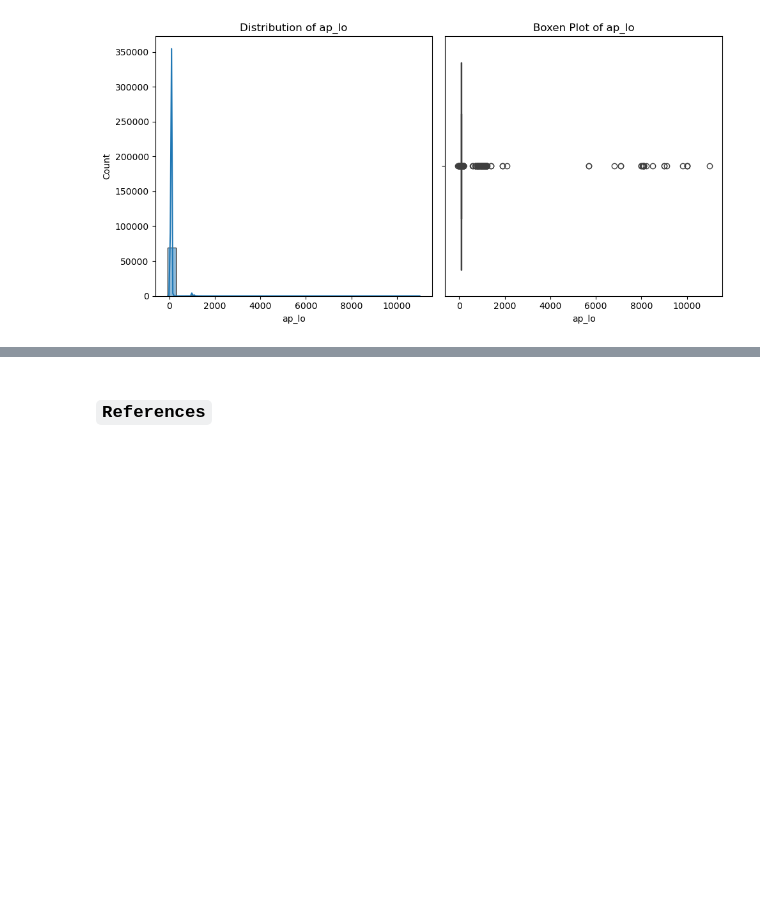
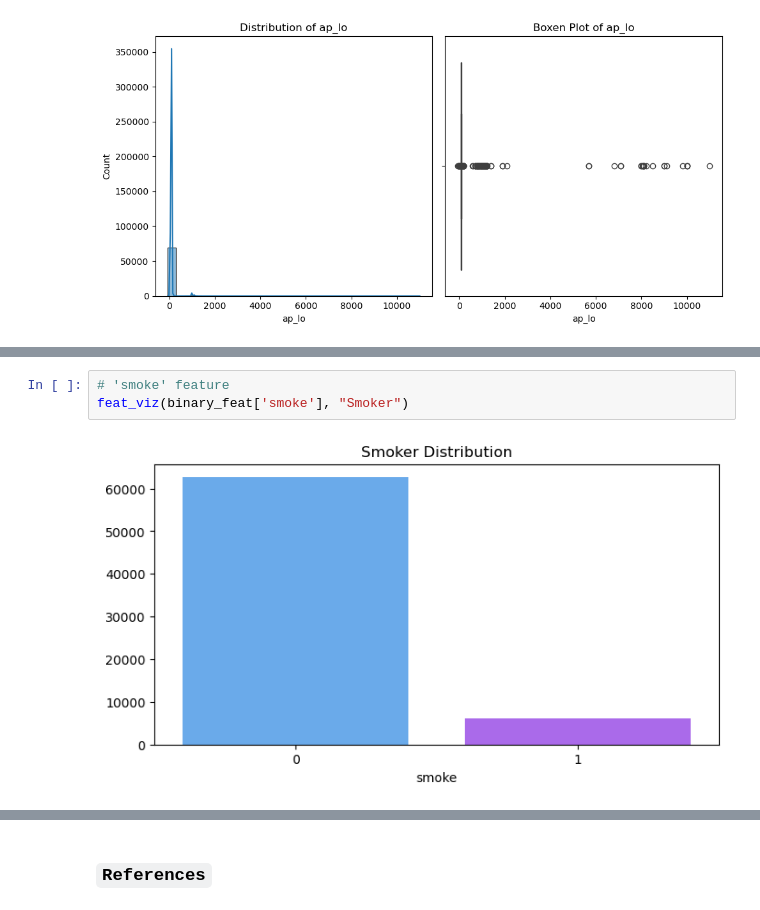
Before and after one commit to martin-m-kinoti/ML-CVDs, a Jupyter notebook: notebook.ipynb, the cells around one changed output, grey strips where cells are left out. Cells and saved outputs as stored; diff of their text form; blank space fills up the shorter version.

```diff
--- a/notebook.ipynb
+++ b/notebook.ipynb
@@ -205,0 +244,5 @@ for feature in features:
+# %%
+# 'smoke' feature
+feat_viz(binary_feat['smoke'], "Smoker")
+# %% [output]
+[figure, added]
```
Also changed, not shown: parts of 18 cells of this notebook.
